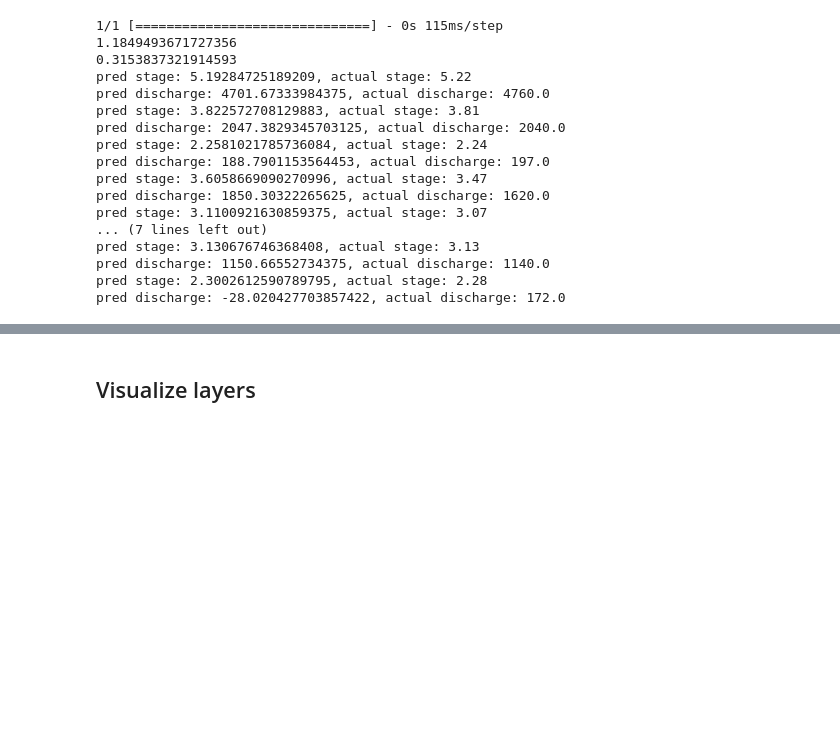
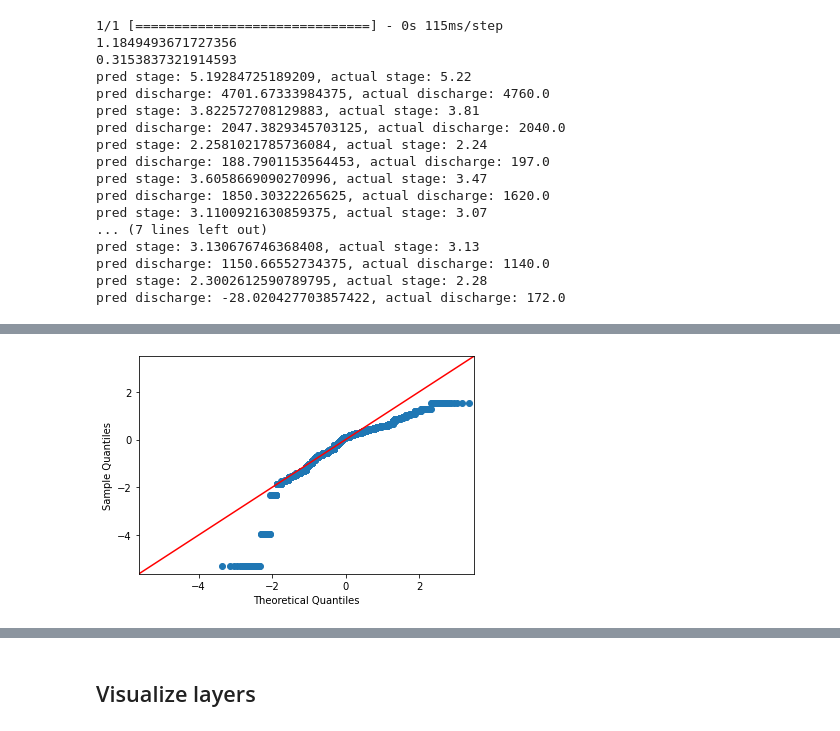
Before and after one commit to andresnowak/Hydrology_AI_project, a Jupyter notebook: models/cnn_model/cnn_v1.ipynb, the cells around one changed output, grey strips where cells are left out. Cells and saved outputs as stored; diff of their text form; code cells hidden in the pictures; blank space fills up the shorter version.

```diff
--- a/models/cnn_model/cnn_v1.ipynb
+++ b/models/cnn_model/cnn_v1.ipynb
@@ -357,0 +432,5 @@ pred discharge: -28.020427703857422, actual discharge: 172.0
+# %%
+figure = sm.qqplot(residual_discharge / residual_discharge.std(), line='45', label='discharge')
+plt.show()
+# %% [output]
+[figure, added]
```
Also changed, not shown: parts of 21 cells of this notebook, 7 other files.
